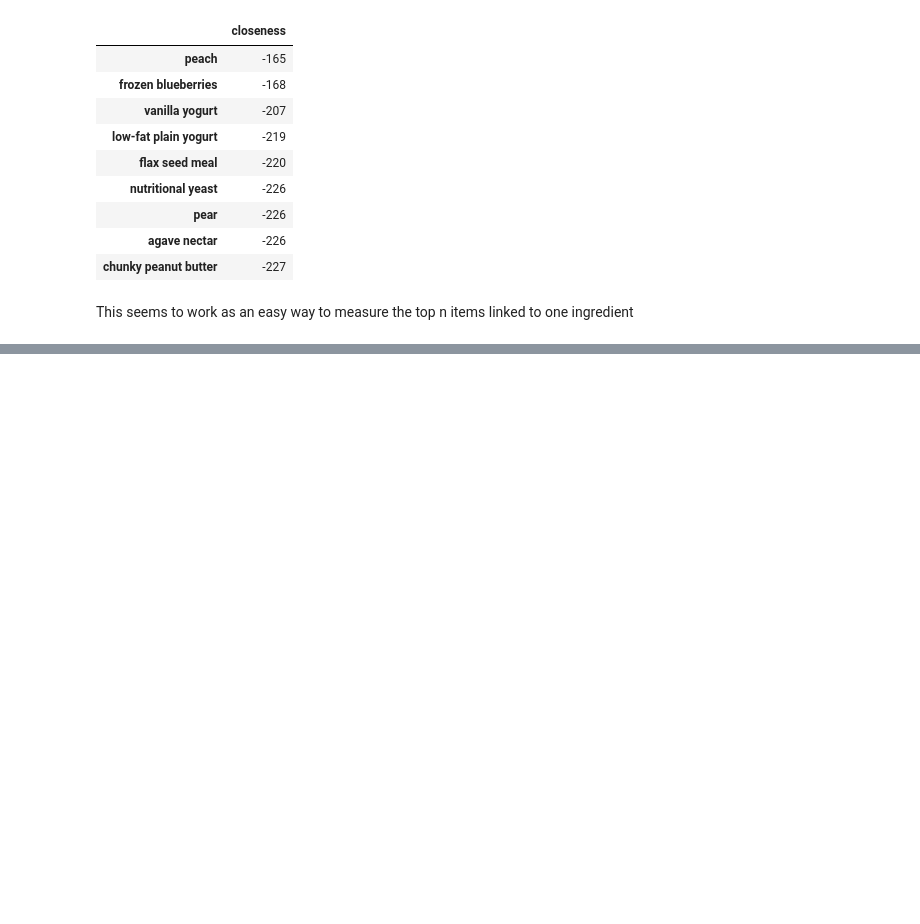
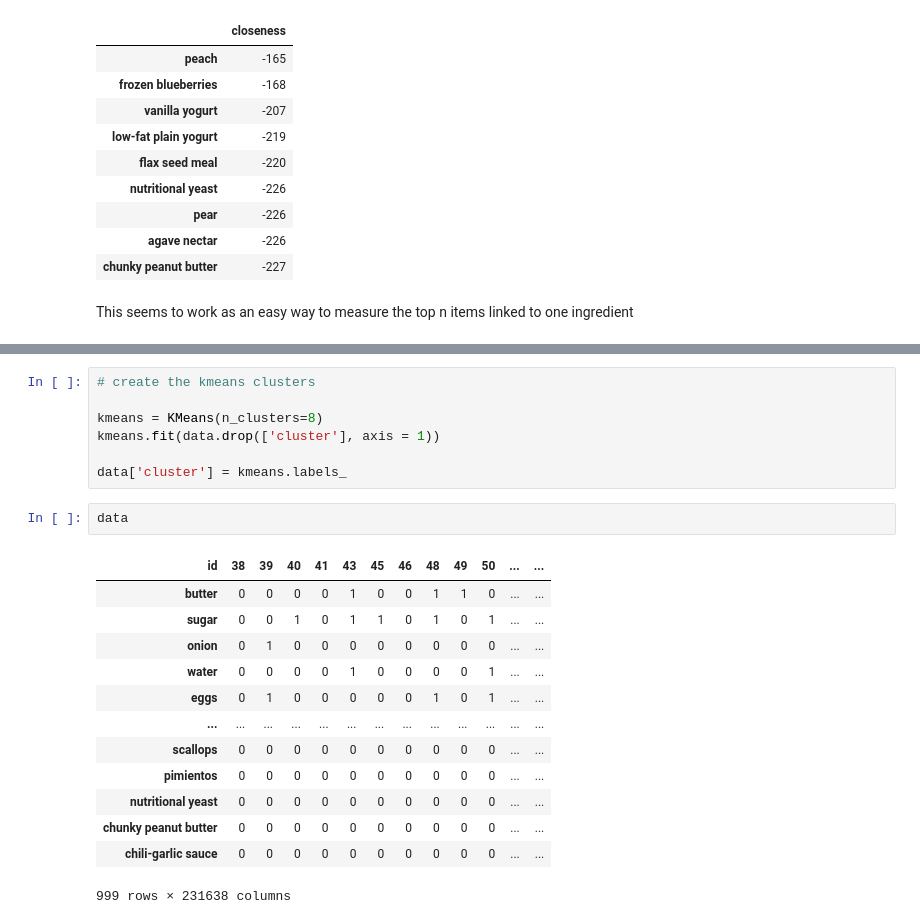
Before and after one commit to lorenzomad/foodMapping, a Jupyter notebook: exploration.ipynb, the cells around one changed output, grey strips where cells are left out. Drawn from its saved outputs; the diff is of its cells as text; blank space fills up the shorter version.

```diff
--- a/exploration.ipynb
+++ b/exploration.ipynb
@@ -365,0 +389,23 @@ This seems to work as an easy way to measure the top n items linked to one ingre
+# %%
+# create the kmeans clusters
+
+kmeans = KMeans(n_clusters=8)
+kmeans.fit(data.drop(['cluster'], axis = 1))
+
+data['cluster'] = kmeans.labels_
+# %%
+data
+# %% [output]
+| id | 38 | 39 | 40 | 41 | 43 | 45 | 46 | 48 | 49 | 50 | ... | ... |
+| butter | 0 | 0 | 0 | 0 | 1 | 0 | 0 | 1 | 1 | 0 | ... | ... |
+| sugar | 0 | 0 | 1 | 0 | 1 | 1 | 0 | 1 | 0 | 1 | ... | ... |
+| onion | 0 | 1 | 0 | 0 | 0 | 0 | 0 | 0 | 0 | 0 | ... | ... |
+| water | 0 | 0 | 0 | 0 | 1 | 0 | 0 | 0 | 0 | 1 | ... | ... |
+| eggs | 0 | 1 | 0 | 0 | 0 | 0 | 0 | 1 | 0 | 1 | ... | ... |
+| ... | ... | ... | ... | ... | ... | ... | ... | ... | ... | ... | ... | ... |
+| scallops | 0 | 0 | 0 | 0 | 0 | 0 | 0 | 0 | 0 | 0 | ... | ... |
+| pimientos | 0 | 0 | 0 | 0 | 0 | 0 | 0 | 0 | 0 | 0 | ... | ... |
+| nutritional yeast | 0 | 0 | 0 | 0 | 0 | 0 | 0 | 0 | 0 | 0 | ... | ... |
+| chunky peanut butter | 0 | 0 | 0 | 0 | 0 | 0 | 0 | 0 | 0 | 0 | ... | ... |
+| chili-garlic sauce | 0 | 0 | 0 | 0 | 0 | 0 | 0 | 0 | 0 | 0 | ... | ... |
+999 rows × 231638 columns
```
Also changed, not shown: parts of 6 cells of this notebook.
